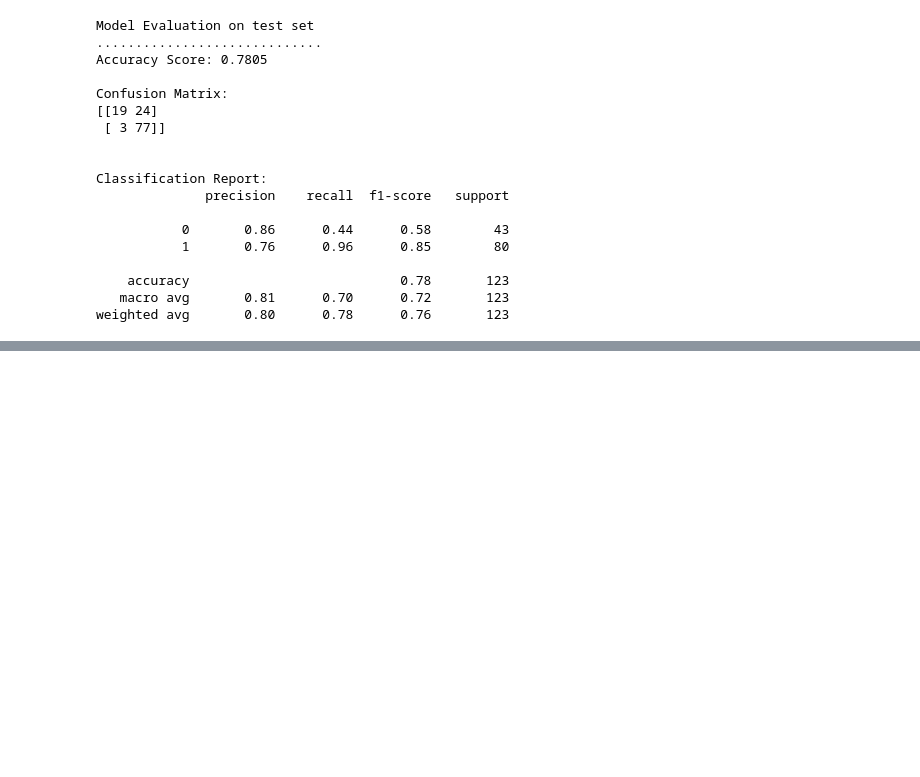
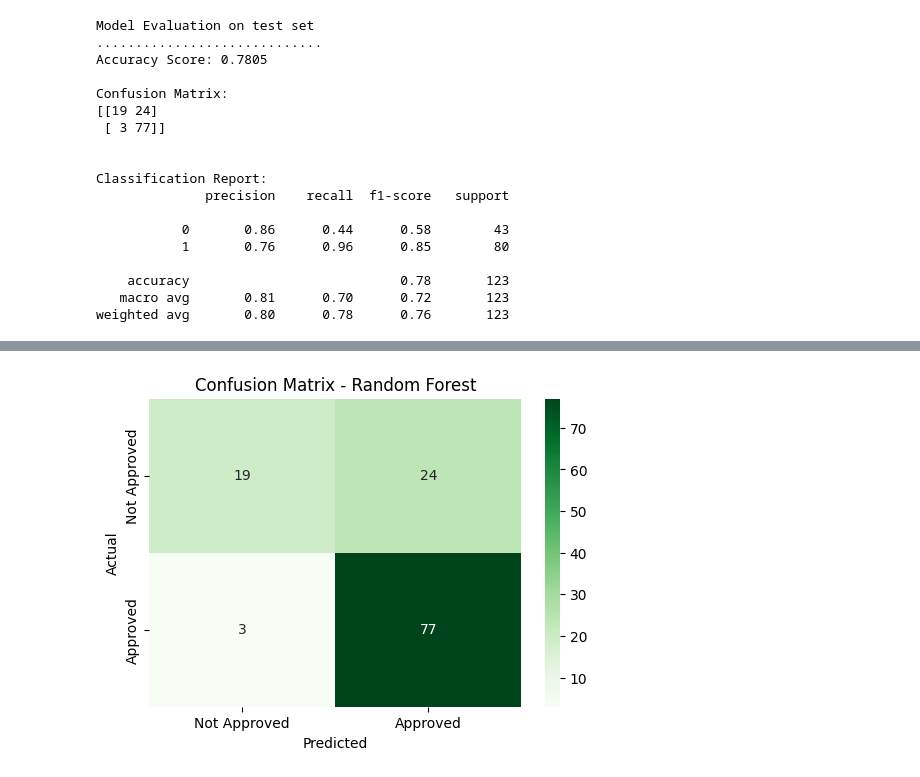
Before and after one commit to shahabahmad7/loan-approval-prediction-app, a Jupyter notebook: notebook/code.ipynb, the cells around one changed output, grey strips where cells are left out. Cells and saved outputs as stored; diff of their text form; code cells hidden in the pictures; blank space fills up the shorter version.

Commit message:
Add screenshots and update README with model rationale

```diff
--- a/notebook/code.ipynb
+++ b/notebook/code.ipynb
@@ -13,6 +15,6 @@ from sklearn.metrics import accuracy_score, confusion_matrix, classification_rep
 # %%
 # load data
-df = pd.read_csv('Loan_Data.csv')
+df = pd.read_csv('../Loan_Data.csv')
 df.head()
 # %% [output]
 |  | Gender | Married | Dependents | Education | Self_Employed | ApplicantIncome | LoanAmount | Loan_Amount_Term | ... |
@@ -105,10 +107,3 @@ preprocessor = ColumnTransformer(
 # %%
 # split the data into traing and test
 X_train, X_test, y_train, y_test = train_test_split( X, y, test_size=0.2, random_state=42)
-# %%
-# Using logistic regression model
-log_model = Pipeline([
-    ("Preprocess", preprocessor),
-    ("log", LogisticRegression(max_iter=1000 ))
-])
-log_model.fit(X_train, y_train)
@@ -207,0 +239,11 @@ weighted avg       0.80      0.78      0.76       123
+# %%
+# Confusion Matrix Visualization for Random Forest
+cm_rf = confusion_matrix(y_test, y_pred)
+plt.figure(figsize=(6,4))
+sns.heatmap(cm_rf, annot=True, fmt='d', cmap='Greens', xticklabels=['Not Approved', 'Approved'], yticklabels=['Not Approved', 'Approved'])
+plt.title('Confusion Matrix - Random Forest')
+plt.ylabel('Actual')
+plt.xlabel('Predicted')
+plt.show()
+# %% [output]
+[figure, added]
```
Also changed, not shown: parts of 9 cells of this notebook, 5 other files.
